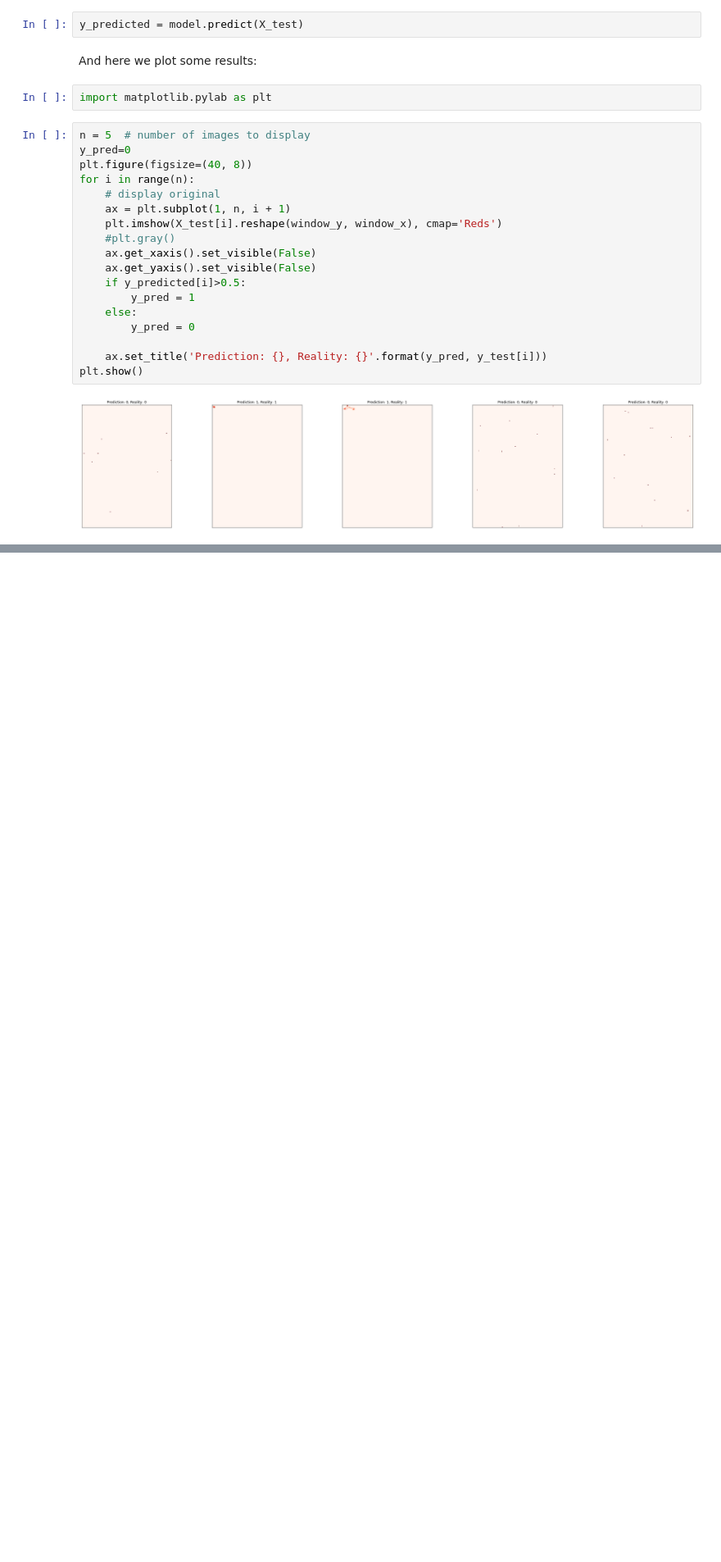
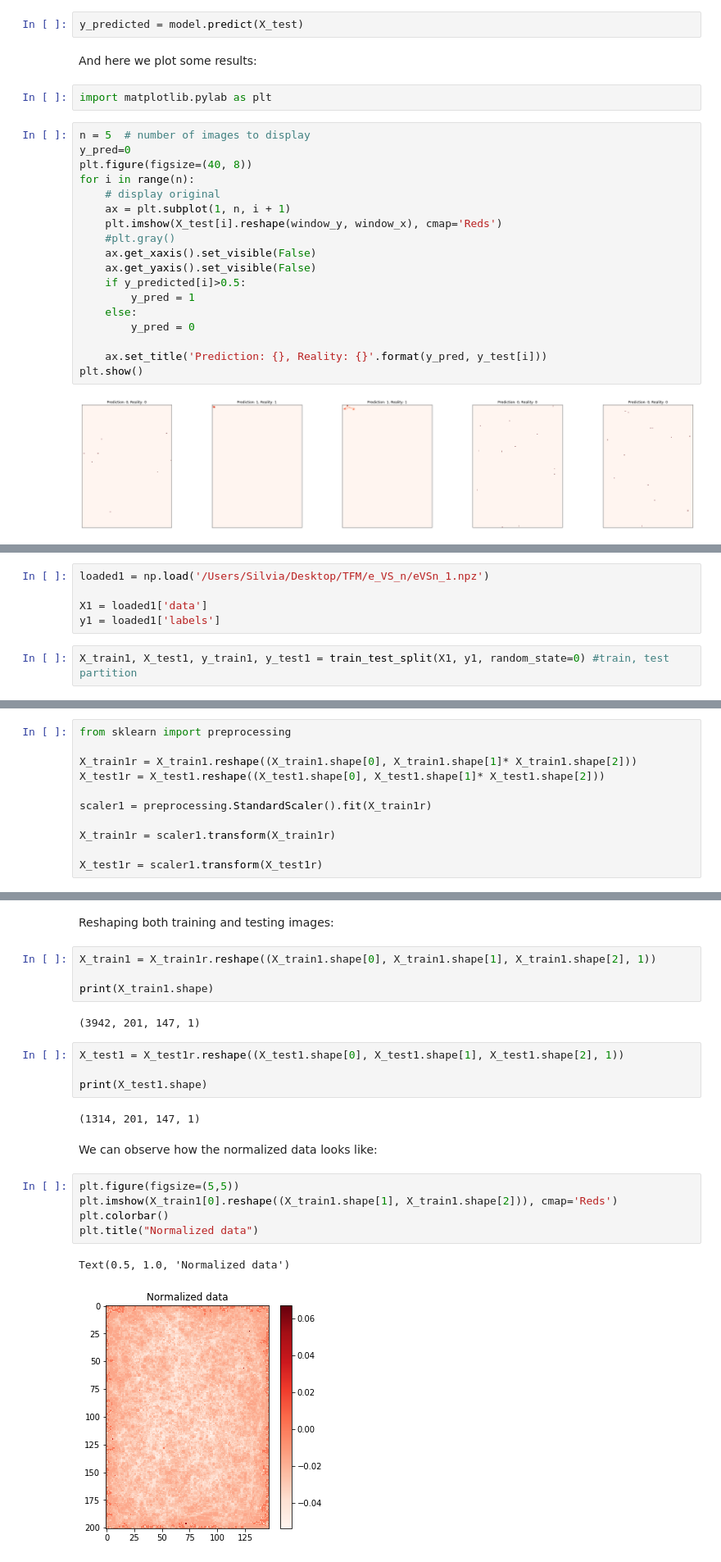
Before and after one commit to silmaglo/TFM, a Jupyter notebook: electrons_vs_noise/electron_vs_noise.ipynb, the cells around one changed output, grey strips where cells are left out. Shown at 82% size. Cells and saved outputs as stored; diff of their text form; blank space fills up the shorter version.

```diff
--- a/electrons_vs_noise/electron_vs_noise.ipynb
+++ b/electrons_vs_noise/electron_vs_noise.ipynb
@@ -146,0 +273,7 @@ plt.show()
+# %%
+loaded1 = np.load('/Users/Silvia/Desktop/TFM/e_VS_n/eVSn_1.npz')
+
+X1 = loaded1['data']
+y1 = loaded1['labels']
+# %%
+X_train1, X_test1, y_train1, y_test1 = train_test_split(X1, y1, random_state=0) #train, test partition
@@ -146,0 +290,11 @@ plt.show()
+# %%
+from sklearn import preprocessing
+
+X_train1r = X_train1.reshape((X_train1.shape[0], X_train1.shape[1]* X_train1.shape[2]))
+X_test1r = X_test1.reshape((X_test1.shape[0], X_test1.shape[1]* X_test1.shape[2]))
+
+scaler1 = preprocessing.StandardScaler().fit(X_train1r)
+
+X_train1r = scaler1.transform(X_train1r)
+
+X_test1r = scaler1.transform(X_test1r)
@@ -146,0 +309,24 @@ plt.show()
+# %% [markdown]
+Reshaping both training and testing images:
+# %%
+X_train1 = X_train1r.reshape((X_train1.shape[0], X_train1.shape[1], X_train1.shape[2], 1))
+
+print(X_train1.shape)
+# %% [output]
+(3942, 201, 147, 1)
+# %%
+X_test1 = X_test1r.reshape((X_test1.shape[0], X_test1.shape[1], X_test1.shape[2], 1))
+
+print(X_test1.shape)
+# %% [output]
+(1314, 201, 147, 1)
+# %% [markdown]
+We can observe how the normalized data looks like:
+# %%
+plt.figure(figsize=(5,5))
+plt.imshow(X_train1[0].reshape((X_train1.shape[1], X_train1.shape[2])), cmap='Reds')
+plt.colorbar()
+plt.title("Normalized data")
+# %% [output]
+Text(0.5, 1.0, 'Normalized data')
+[figure, added]
```
Also changed, not shown: parts of 41 cells of this notebook.
